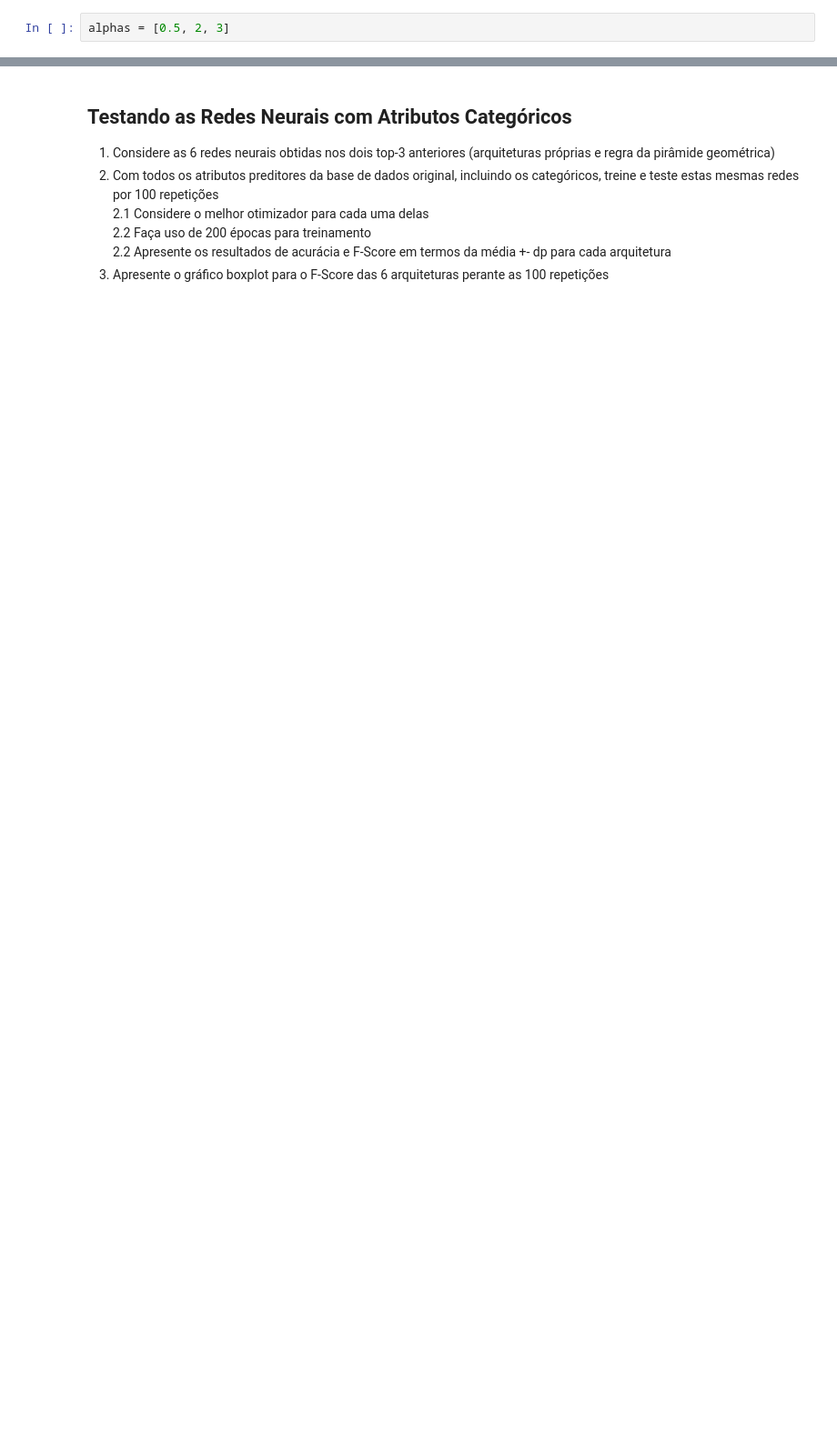
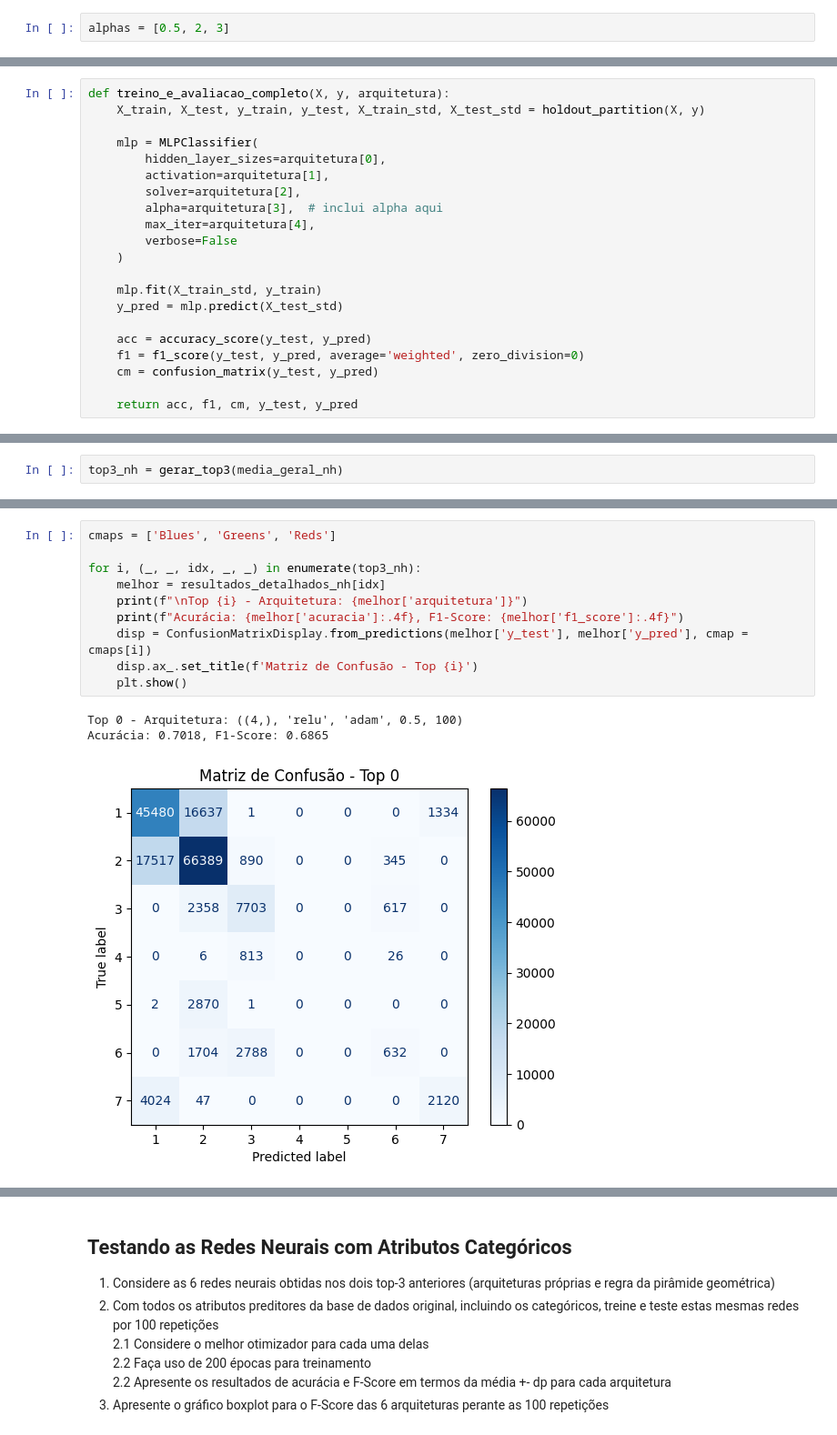
Before and after one commit to DioGS17/RNA-2025, a Jupyter notebook: PP2.2.2 - Proposição e Avaliação de RNAs.ipynb, the cells around one changed output, grey strips where cells are left out. Shown at 91% size. Cells and saved outputs as stored; diff of their text form; blank space fills up the shorter version.

```diff
--- a/PP2.2.2 - Proposição e Avaliação de RNAs.ipynb
+++ b/PP2.2.2 - Proposição e Avaliação de RNAs.ipynb
@@ -407,0 +513,21 @@ for k in range (len(alphas)):
+# %%
+def treino_e_avaliacao_completo(X, y, arquitetura):
+    X_train, X_test, y_train, y_test, X_train_std, X_test_std = holdout_partition(X, y)
+
+    mlp = MLPClassifier(
+        hidden_layer_sizes=arquitetura[0],
+        activation=arquitetura[1],
+        solver=arquitetura[2],
+        alpha=arquitetura[3],  # inclui alpha aqui
+        max_iter=arquitetura[4],
+        verbose=False
+    )
+
+    mlp.fit(X_train_std, y_train)
+    y_pred = mlp.predict(X_test_std)
+
+    acc = accuracy_score(y_test, y_pred)
+    f1 = f1_score(y_test, y_pred, average='weighted', zero_division=0)
+    cm = confusion_matrix(y_test, y_pred)
+
+    return acc, f1, cm, y_test, y_pred
@@ -407,0 +587,2 @@ for k in range (len(alphas)):
+# %%
+top3_nh = gerar_top3(media_geral_nh)
@@ -407,0 +594,14 @@ for k in range (len(alphas)):
+# %%
+cmaps = ['Blues', 'Greens', 'Reds']
+
+for i, (_, _, idx, _, _) in enumerate(top3_nh):
+    melhor = resultados_detalhados_nh[idx]
+    print(f"\nTop {i} - Arquitetura: {melhor['arquitetura']}")
+    print(f"Acurácia: {melhor['acuracia']:.4f}, F1-Score: {melhor['f1_score']:.4f}")
+    disp = ConfusionMatrixDisplay.from_predictions(melhor['y_test'], melhor['y_pred'], cmap = cmaps[i])
+    disp.ax_.set_title(f'Matriz de Confusão - Top {i}')
+    plt.show()
+# %% [output]
+Top 0 - Arquitetura: ((4,), 'relu', 'adam', 0.5, 100)
+Acurácia: 0.7018, F1-Score: 0.6865
+[figure, added]
```
Also changed, not shown: parts of 34 cells of this notebook.
